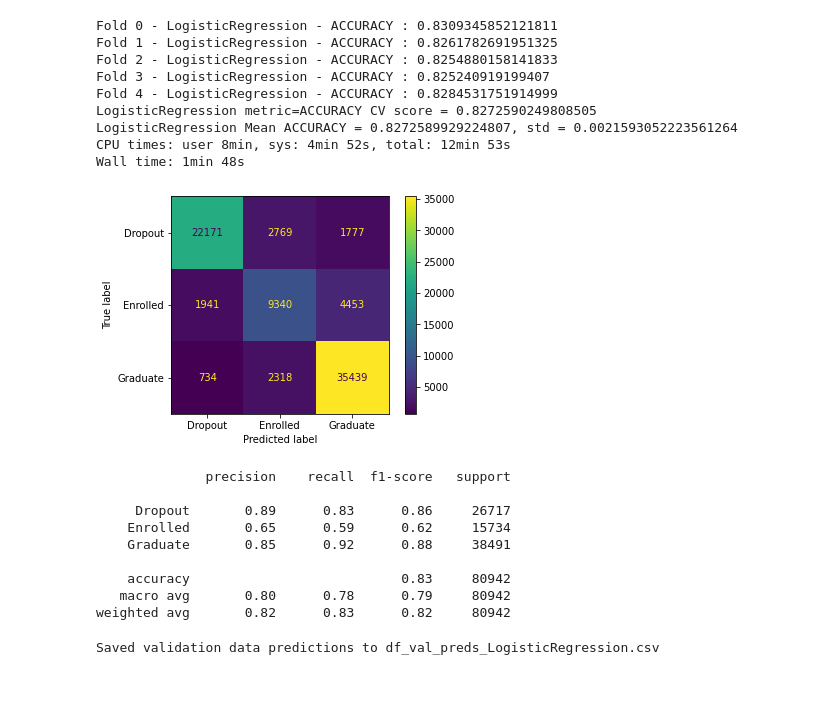
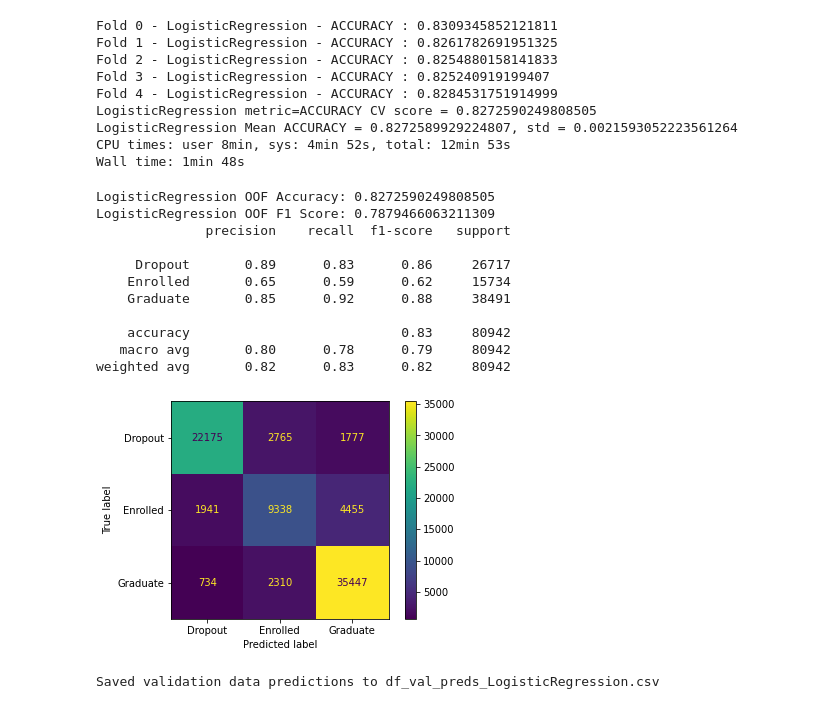
Before and after one commit to bk-anupam/KaggleChallenges, a Jupyter notebook: TABULAR/PS4E6/ps4e6_exp2.ipynb, the cells around one changed output. Drawn from its saved outputs; the diff is of its cells as text; code cells hidden in the pictures.

```diff
--- a/TABULAR/PS4E6/ps4e6_exp2.ipynb
+++ b/TABULAR/PS4E6/ps4e6_exp2.ipynb
@@ -446,26 +433,35 @@ def get_agg_confusion_matrix(fold_metrics_model, preprocessor, df_train, feature
-# %%
-agg_cm = get_agg_confusion_matrix(fold_metrics_model, preprocessor, df_train,
-                                  feature_cols=feature_cols_after_fe,
-                                  target_col_name=Config.TARGET_COL_NAME,
-                                  num_folds=Config.NUM_FOLDS)
-# Display confusion matrix
-disp = ConfusionMatrixDisplay(confusion_matrix=agg_cm, display_labels=le.classes_)
-disp.plot()
-plt.show()
-# %% [output]
-[figure, removed]
-# %%
-print(classification_report(df_oof_preds.Target.values, df_oof_preds.oof_preds.values, target_names=le.classes_))
-# %% [output]
-              precision    recall  f1-score   support
-
-     Dropout       0.89      0.83      0.86     26717
-    Enrolled       0.65      0.59      0.62     15734
-    Graduate       0.85      0.92      0.88     38491
-
-    accuracy                           0.83     80942
-   macro avg       0.80      0.78      0.79     80942
-weighted avg       0.82      0.83      0.82     80942
+# %%
+from sklearn.metrics import accuracy_score, f1_score
+
+def get_model_stats(model_name):
+    target_classes = np.array(["Dropout", "Enrolled", "Graduate"])
+    oof_cols = [f"oof_preds_proba_{i}" for i in range(Config.NUM_CLASSES)]
+    model_preds_proba = df_oof_preds[oof_cols].to_numpy()
+    model_preds = np.argmax(model_preds_proba, axis=1)
+    model_accuracy = accuracy_score(df_oof_preds[Config.TARGET_COL_NAME], model_preds)
+    model_f1 = f1_score(df_oof_preds[Config.TARGET_COL_NAME], model_preds, average='macro')
+    print(f"{model_name} OOF Accuracy: {model_accuracy}")
+    print(f"{model_name} OOF F1 Score: {model_f1}")
+    model_cm = confusion_matrix(df_oof_preds[Config.TARGET_COL_NAME], model_preds)
+    print(classification_report(df_oof_preds[Config.TARGET_COL_NAME].values, model_preds, target_names=target_classes))
+    disp = ConfusionMatrixDisplay(confusion_matrix=model_cm, display_labels=target_classes)
+    disp.plot()
+    plt.show()
+# %%
+get_model_stats(Config.MODEL_TYPE)
+# %% [output]
+LogisticRegression OOF Accuracy: 0.8272590249808505
+LogisticRegression OOF F1 Score: 0.7879466063211309
+              precision    recall  f1-score   support
+
+     Dropout       0.89      0.83      0.86     26717
+    Enrolled       0.65      0.59      0.62     15734
+    Graduate       0.85      0.92      0.88     38491
+
+    accuracy                           0.83     80942
+   macro avg       0.80      0.78      0.79     80942
+weighted avg       0.82      0.83      0.82     80942
+[figure, added]
 # %%
 tt.persist(
     model_name=Config.MODEL_TYPE,
```
Also changed, not shown: parts of 1 cell of this notebook.
